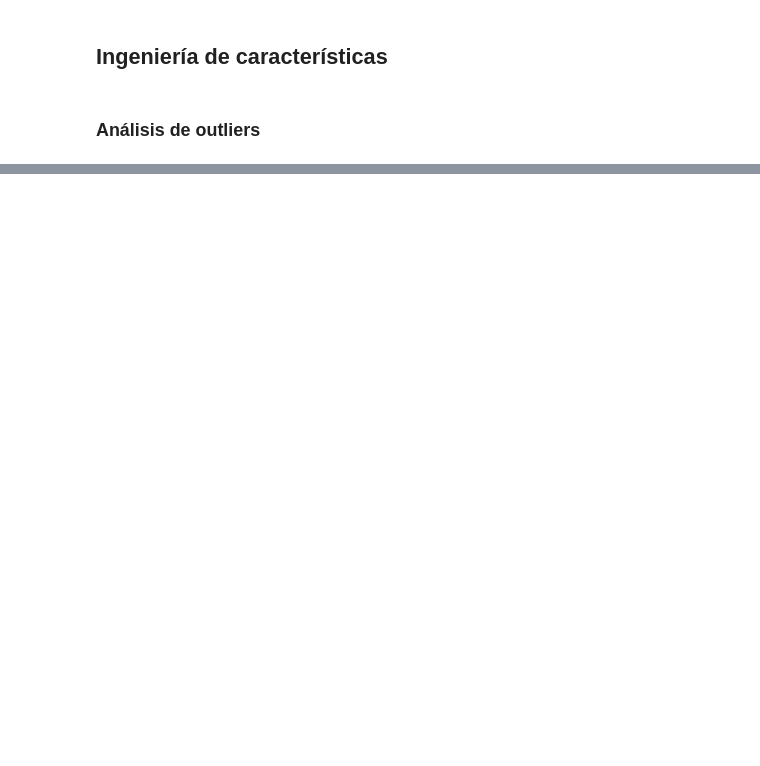
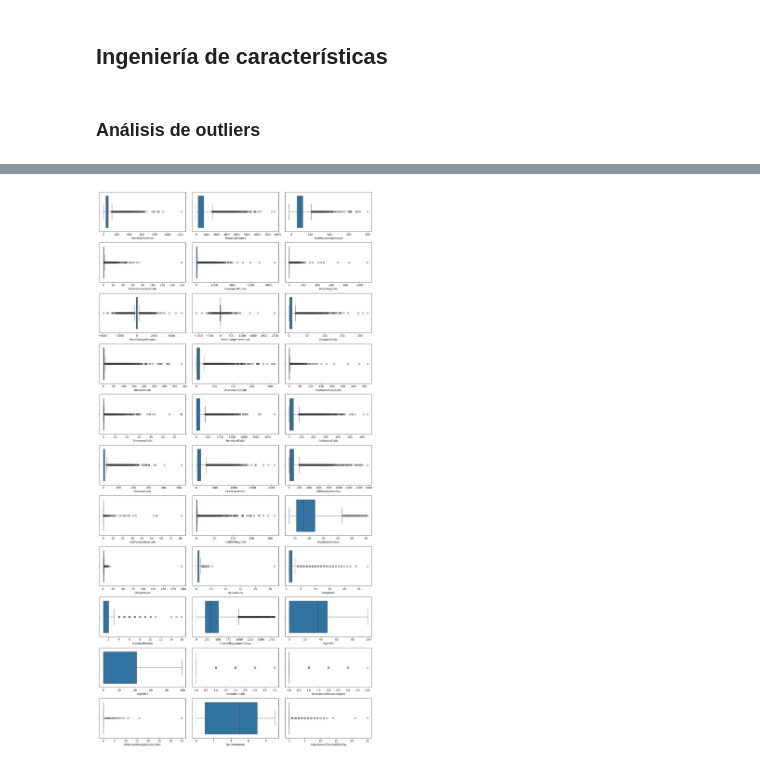
Before and after one commit to 4GeeksAcademy/ProyectoFinalDS_Churn_Pablo_Sahid, a Jupyter notebook: src/explore.ipynb, the cells around one changed output, grey strips where cells are left out. Saved outputs shown, nothing was run; the diff lists cells and outputs as text; code cells hidden in the pictures; blank space fills up the shorter version.

```diff
--- a/src/explore.ipynb
+++ b/src/explore.ipynb
@@ -72,0 +75,3 @@ np.int64(0)
+# %%
+df2['ServiceArea'] = df2['ServiceArea'].str[:3]
+df2.ServiceArea.head()
@@ -105,9 +117,17 @@ Para lidiar con los nulls de Churn, realizaremos las siguientes acciones:
 
 2.- Almacenar las predicciones hechas por el modelo y rellenar los nulos del dataframe original con esas predicciones.
 # %%
-# Primero vamos a factorizar la variable objetivo Churn (los nulos pasarán a valer -1)
+import json
+# Primero vamos a factorizar la variable objetivo Churn (los nulos pasarán a valer -1), fragmentamos la tupla en codigos y valores unicos
 codigos, valores_unicos = pd.factorize(df2['Churn'])
 df2['Churn'] = codigos
+
+# regla de transformacion de Churn: {valor_original: codigo}. Los nulos originales quedan como -1, fuera de este diccionario
+reglas_churn = {valor: int(codigo) for codigo, valor in enumerate(valores_unicos)}
+
+# guardamos la regla de Churn en su propio json, igual que hacemos con el resto de columnas categoricas
+with open("./Churn_transformation_rules.json", "w") as f:
+    json.dump(reglas_churn, f)
 
 # creamos una copia de df2 para el entrenamiento del primer modelo, dejando df2 intacto (esto es conveniente para graficar después)
 # Queremos tener df2 lo más intacto posible para graficar, a excepción de la factorización de la variable objetivo Churn
@@ -898,0 +912,5 @@ NameError: name 'df2' is not defined
+# %%
+#imprimir todas las columnas numericas
+cols_num_filtradas = [col for col in cols_num if col != 'Churn' and "_n" not in col]  # lista con todas las columnas numéricas de df2, excluyendo Churn
+                                                                                    # y las factorizadas
+cols_num_filtradas
@@ -898,0 +935,19 @@ NameError: name 'df2' is not defined
+# %%
+#Visualizar los outliers de las variables numéricas (cols_num) con boxplots (van a ser 33 boxplots en total)
+#Ignoraremos las variables categóricas factorizadas para este paso (aquellas con sufijo "_n")
+
+fig, axis = plt.subplots(11, 3, figsize=(15, 30)) #11 filas de 3 graficos cada una
+
+cant_cols = 0 #contador de columnas numéricas que vamos a graficar
+for i in range(11): #11 filas
+    for j in range(3): #3 columnas
+        if cant_cols < len(cols_num_filtradas):                                   #si el contador de columnas es menor que la cantidad de columnas numéricas
+            sns.boxplot(ax=axis[i, j], data=df2, x=cols_num_filtradas[cant_cols]) #graficamos el boxplot de la columna numérica correspondiente
+            cant_cols += 1                                              #incrementamos el contador de columnas
+        else:                                                           #si ya no hay más columnas numéricas que graficar
+            axis[i, j].set_visible(False)                               #ocultamos el subplot vacío
+
+plt.tight_layout()
+plt.show()
+# %% [output]
+[figure, added]
```
Also changed, not shown: parts of 20 cells of this notebook, 4 other files.
